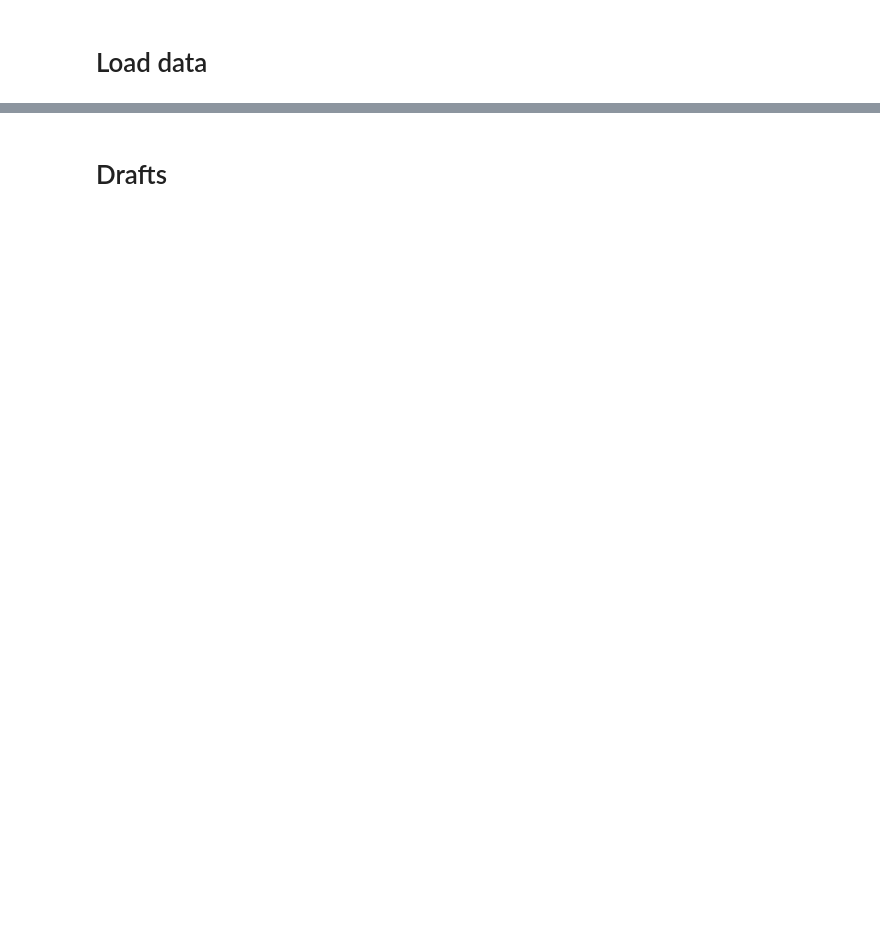
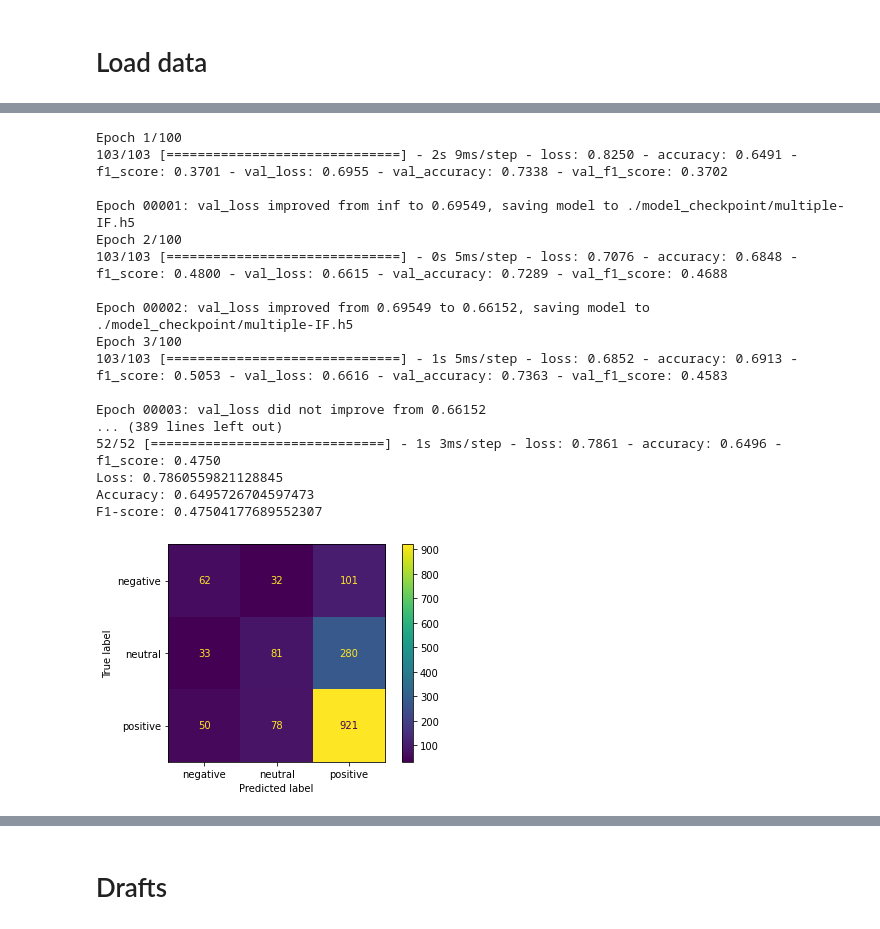
Before and after one commit to nhmt120/multimodal-sentiment-analysis, a Jupyter notebook: intermediate-fusion.ipynb, the cells around one changed output, grey strips where cells are left out. Saved outputs shown, nothing was run; the diff lists cells and outputs as text; code cells hidden in the pictures; blank space fills up the shorter version.

```diff
--- a/intermediate-fusion.ipynb
+++ b/intermediate-fusion.ipynb
@@ -273,0 +283,21 @@ plt.show()
+# %%
+history2, scores2 = run_and_evaluate('multiple-IF', mvsa_multiple_text_features, mvsa_multiple_image_features, mvsa_multiple_multimodal_labels, verbose=1)
+# %% [output]
+Epoch 1/100
+103/103 [==============================] - 2s 9ms/step - loss: 0.8250 - accuracy: 0.6491 - f1_score: 0.3701 - val_loss: 0.6955 - val_accuracy: 0.7338 - val_f1_score: 0.3702
+
+Epoch 00001: val_loss improved from inf to 0.69549, saving model to ./model_checkpoint/multiple-IF.h5
+Epoch 2/100
+103/103 [==============================] - 0s 5ms/step - loss: 0.7076 - accuracy: 0.6848 - f1_score: 0.4800 - val_loss: 0.6615 - val_accuracy: 0.7289 - val_f1_score: 0.4688
+
+Epoch 00002: val_loss improved from 0.69549 to 0.66152, saving model to ./model_checkpoint/multiple-IF.h5
+Epoch 3/100
+103/103 [==============================] - 1s 5ms/step - loss: 0.6852 - accuracy: 0.6913 - f1_score: 0.5053 - val_loss: 0.6616 - val_accuracy: 0.7363 - val_f1_score: 0.4583
+
+Epoch 00003: val_loss did not improve from 0.66152
+... (389 lines left out)
+52/52 [==============================] - 1s 3ms/step - loss: 0.7861 - accuracy: 0.6496 - f1_score: 0.4750
+Loss: 0.7860559821128845
+Accuracy: 0.6495726704597473
+F1-score: 0.47504177689552307
+[figure, added]
```
Also changed, not shown: parts of 34 cells of this notebook.
